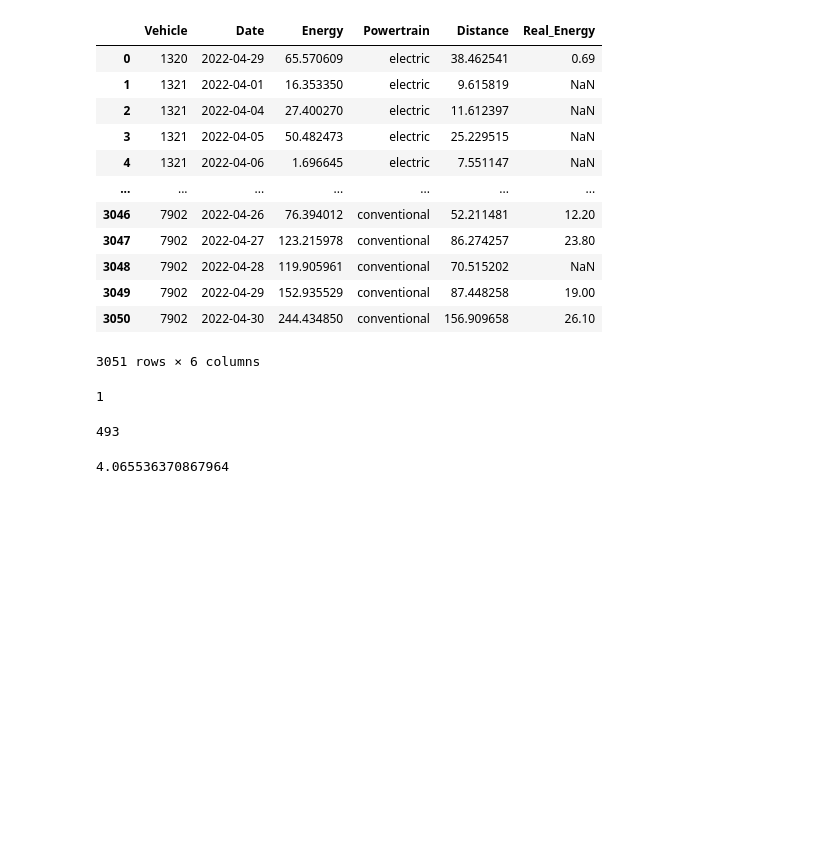
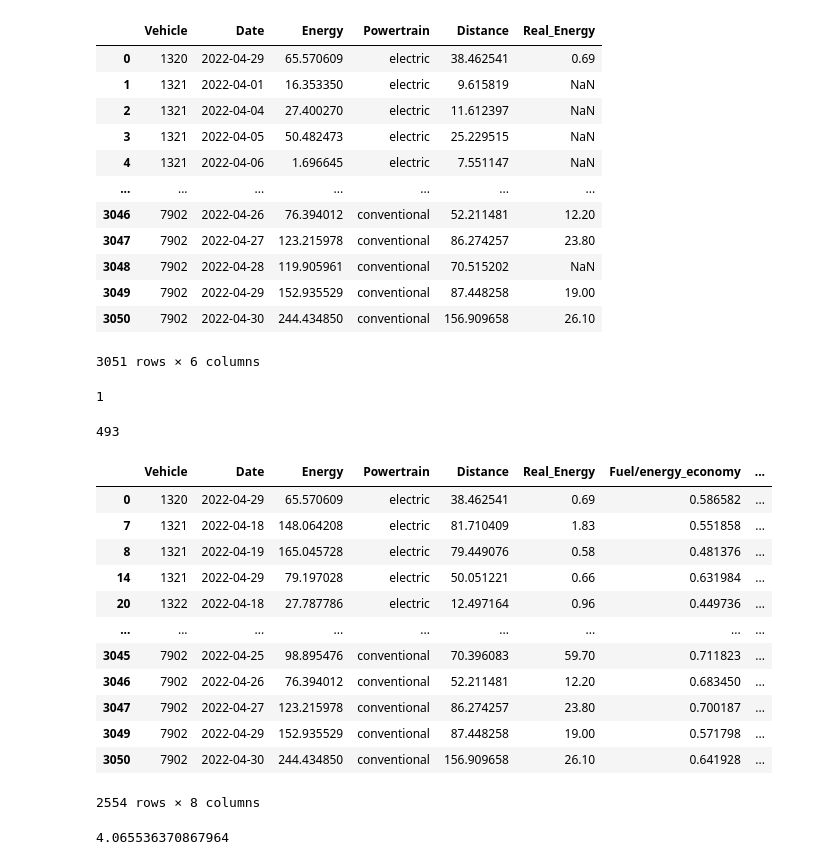
Before and after one commit to narslab/transit-electrification-futures, a Jupyter notebook: bin/jupyter/integerate-data-calibration.ipynb, the cells around one changed output. Drawn from its saved outputs; the diff is of its cells as text; code cells hidden in the pictures; blank space fills up the shorter version.

```diff
--- a/bin/jupyter/integerate-data-calibration.ipynb
+++ b/bin/jupyter/integerate-data-calibration.ipynb
@@ -196,6 +209,22 @@ df_integrated['Fuel/energy_economy']=df_integrated['Distance']/df_integrated['En
 df_integrated['Real_Fuel/energy_economy']=df_integrated['Distance']/df_integrated['Real_Energy']
 # %%
 df_integrated=df_integrated.dropna()
+# %%
+df_integrated
+# %% [output]
+|  | Vehicle | Date | Energy | Powertrain | Distance | Real_Energy | Fuel/energy_economy | ... |
+| 0 | 1320 | 2022-04-29 | 65.570609 | electric | 38.462541 | 0.69 | 0.586582 | ... |
+| 7 | 1321 | 2022-04-18 | 148.064208 | electric | 81.710409 | 1.83 | 0.551858 | ... |
+| 8 | 1321 | 2022-04-19 | 165.045728 | electric | 79.449076 | 0.58 | 0.481376 | ... |
+| 14 | 1321 | 2022-04-29 | 79.197028 | electric | 50.051221 | 0.66 | 0.631984 | ... |
+| 20 | 1322 | 2022-04-18 | 27.787786 | electric | 12.497164 | 0.96 | 0.449736 | ... |
+| ... | ... | ... | ... | ... | ... | ... | ... | ... |
+| 3045 | 7902 | 2022-04-25 | 98.895476 | conventional | 70.396083 | 59.70 | 0.711823 | ... |
+| 3046 | 7902 | 2022-04-26 | 76.394012 | conventional | 52.211481 | 12.20 | 0.683450 | ... |
+| 3047 | 7902 | 2022-04-27 | 123.215978 | conventional | 86.274257 | 23.80 | 0.700187 | ... |
+| 3049 | 7902 | 2022-04-29 | 152.935529 | conventional | 87.448258 | 19.00 | 0.571798 | ... |
+| 3050 | 7902 | 2022-04-30 | 244.434850 | conventional | 156.909658 | 26.10 | 0.641928 | ... |
+2554 rows × 8 columns
 # %%
 df_hybrid=df_integrated.loc[df_integrated['Powertrain'] == 'hybrid'].copy()
 df_conventional=df_integrated.loc[df_integrated['Powertrain'] == 'conventional'].copy()
```
Also changed, not shown: parts of 3 cells of this notebook, 4 other files.
